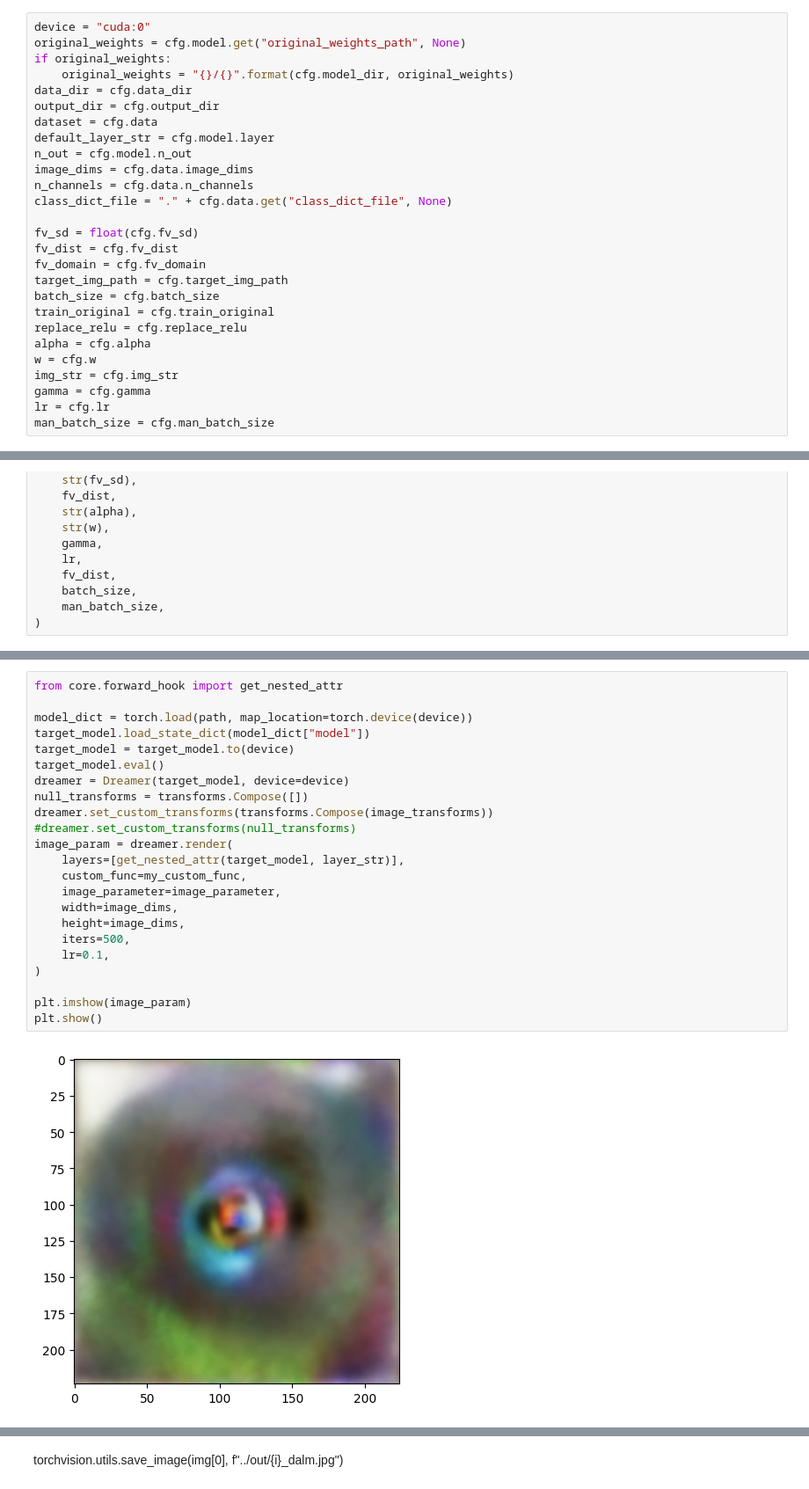
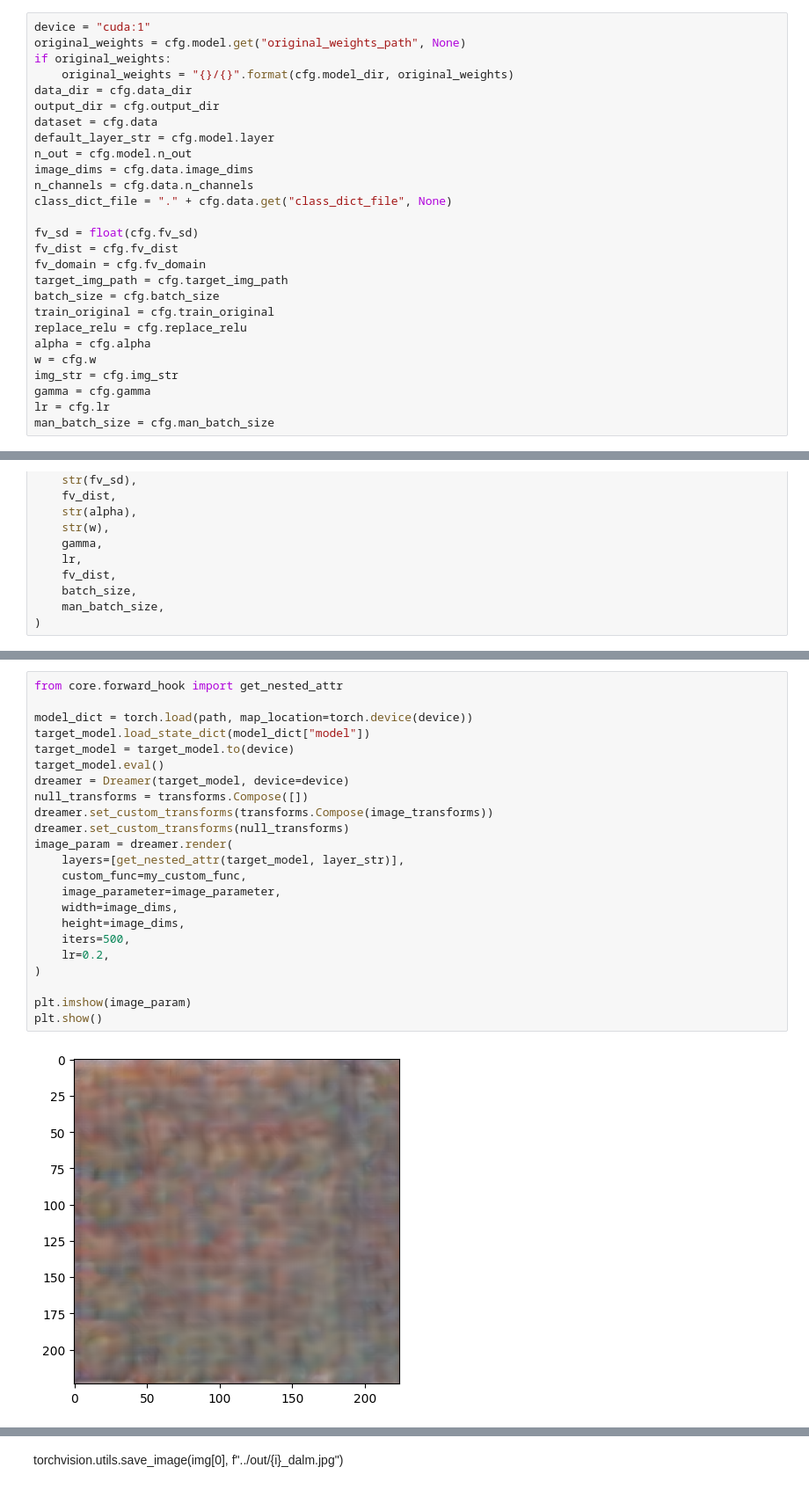
Before and after one commit to dilyabareeva/grad_slingshot, a Jupyter notebook: notebooks/before_after.ipynb, the cells around one changed output, grey strips where cells are left out. Shown at 88% size. Cells and saved outputs as stored; diff of their text form.

```diff
--- a/notebooks/before_after.ipynb
+++ b/notebooks/before_after.ipynb
@@ -24,7 +24,7 @@ with initialize(version_base=None, config_path="../config"):
         ],
     )
 # %%
-device = "cuda:0"
+device = "cuda:1"
 original_weights = cfg.model.get("original_weights_path", None)
 if original_weights:
     original_weights = "{}/{}".format(cfg.model_dir, original_weights)
@@ -232,26 +233,26 @@ path
 # %%
 from core.forward_hook import get_nested_attr
 
 model_dict = torch.load(path, map_location=torch.device(device))
 target_model.load_state_dict(model_dict["model"])
 target_model = target_model.to(device)
 target_model.eval()
 dreamer = Dreamer(target_model, device=device)
 null_transforms = transforms.Compose([])
 dreamer.set_custom_transforms(transforms.Compose(image_transforms))
-#dreamer.set_custom_transforms(null_transforms)
+dreamer.set_custom_transforms(null_transforms)
 image_param = dreamer.render(
     layers=[get_nested_attr(target_model, layer_str)],
     custom_func=my_custom_func,
     image_parameter=image_parameter,
     width=image_dims,
     height=image_dims,
     iters=500,
-    lr=0.1,
+    lr=0.2,
 )
 
 plt.imshow(image_param)
 plt.show()
 # %% [output]
-[figure, old version]
+[figure, new version]
 # %%
```
Also changed, not shown: parts of 8 cells of this notebook, 9 other files.
